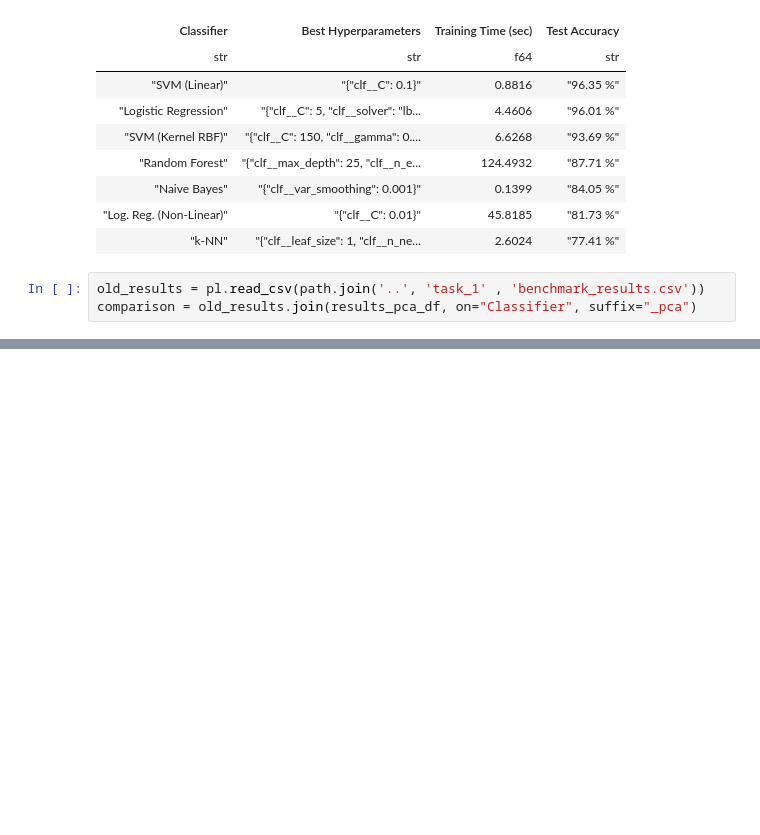
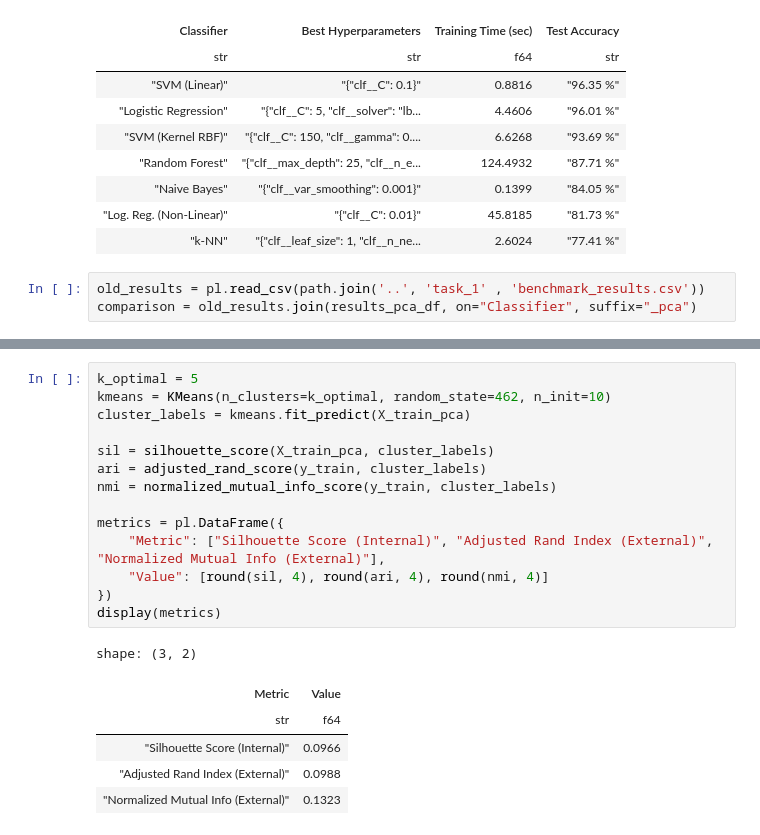
Before and after one commit to SayHiToMePlease/cmpe-462, a Jupyter notebook: task_2/unsupervised.ipynb, the cells around one changed output, grey strips where cells are left out. Drawn from its saved outputs; the diff is of its cells as text; blank space fills up the shorter version.

```diff
--- a/task_2/unsupervised.ipynb
+++ b/task_2/unsupervised.ipynb
@@ -240,0 +264,21 @@ shape: (7, 6)
+# %%
+k_optimal = 5
+kmeans = KMeans(n_clusters=k_optimal, random_state=462, n_init=10)
+cluster_labels = kmeans.fit_predict(X_train_pca)
+
+sil = silhouette_score(X_train_pca, cluster_labels)
+ari = adjusted_rand_score(y_train, cluster_labels)
+nmi = normalized_mutual_info_score(y_train, cluster_labels)
+
+metrics = pl.DataFrame({
+    "Metric": ["Silhouette Score (Internal)", "Adjusted Rand Index (External)", "Normalized Mutual Info (External)"],
+    "Value": [round(sil, 4), round(ari, 4), round(nmi, 4)]
+})
+display(metrics)
+# %% [output]
+shape: (3, 2)
+| Metric | Value |
+| str | f64 |
+| "Silhouette Score (Internal)" | 0.0966 |
+| "Adjusted Rand Index (External)" | 0.0988 |
+| "Normalized Mutual Info (External)" | 0.1323 |
```
Also changed, not shown: parts of 9 cells of this notebook.
